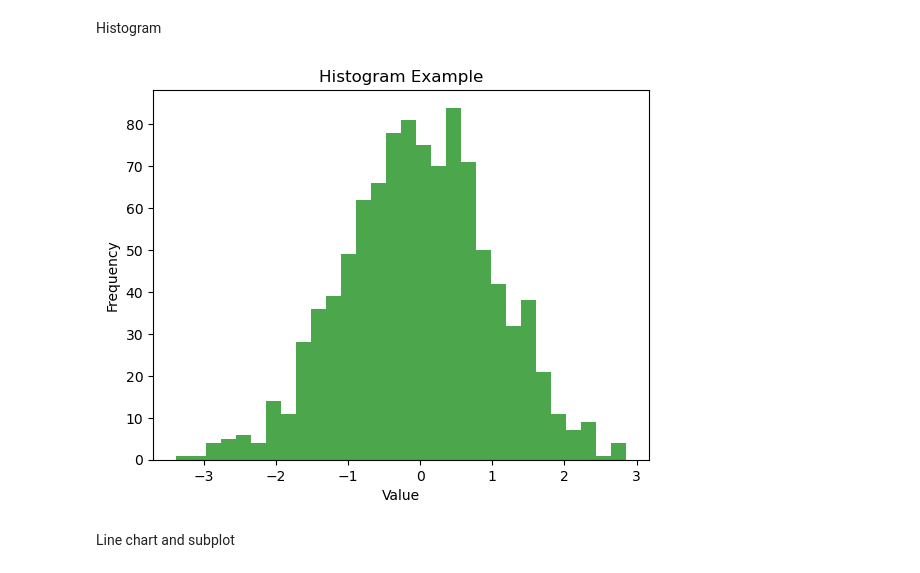
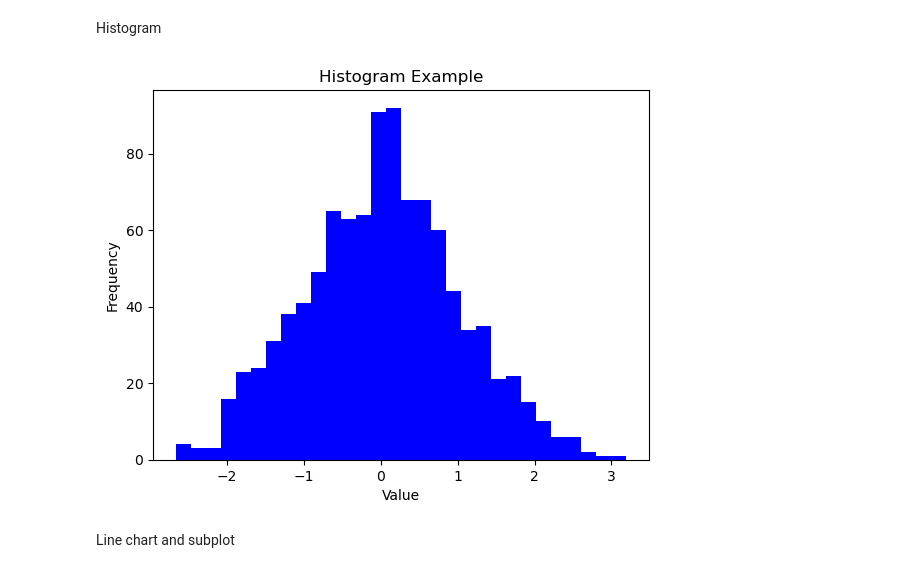
Before and after one commit to Vamc-24/LAB3-1, a Jupyter notebook: IDS/IDS LAB .ipynb, the cells around one changed output. Drawn from its saved outputs; the diff is of its cells as text; code cells hidden in the pictures.

```diff
--- a/IDS/IDS LAB .ipynb
+++ b/IDS/IDS LAB .ipynb
@@ -662,13 +661,14 @@ plot.show()
 Histogram
 # %%
 data=np.random.randn(1000)
-plot.hist(data,bins=30,color='green',alpha=0.7)
+#plot.hist(data,bins=30,color='green',alpha=0.7)
+plot.hist(data,bins=30,color='b')
 plot.title('Histogram Example')
 plot.xlabel('Value')
 plot.ylabel('Frequency')
 plot.show()
 # %% [output]
-[figure, old version]
+[figure, new version]
 # %% [markdown]
 Line chart and subplot
 # %%
```
Also changed, not shown: parts of 11 cells of this notebook.
